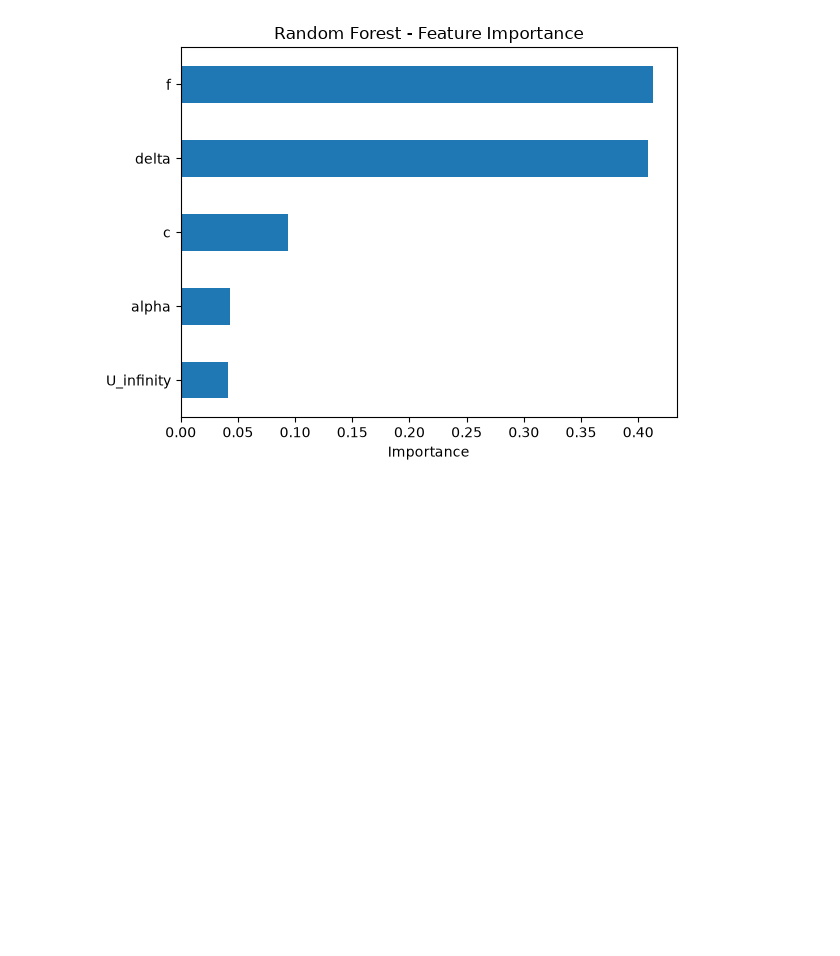
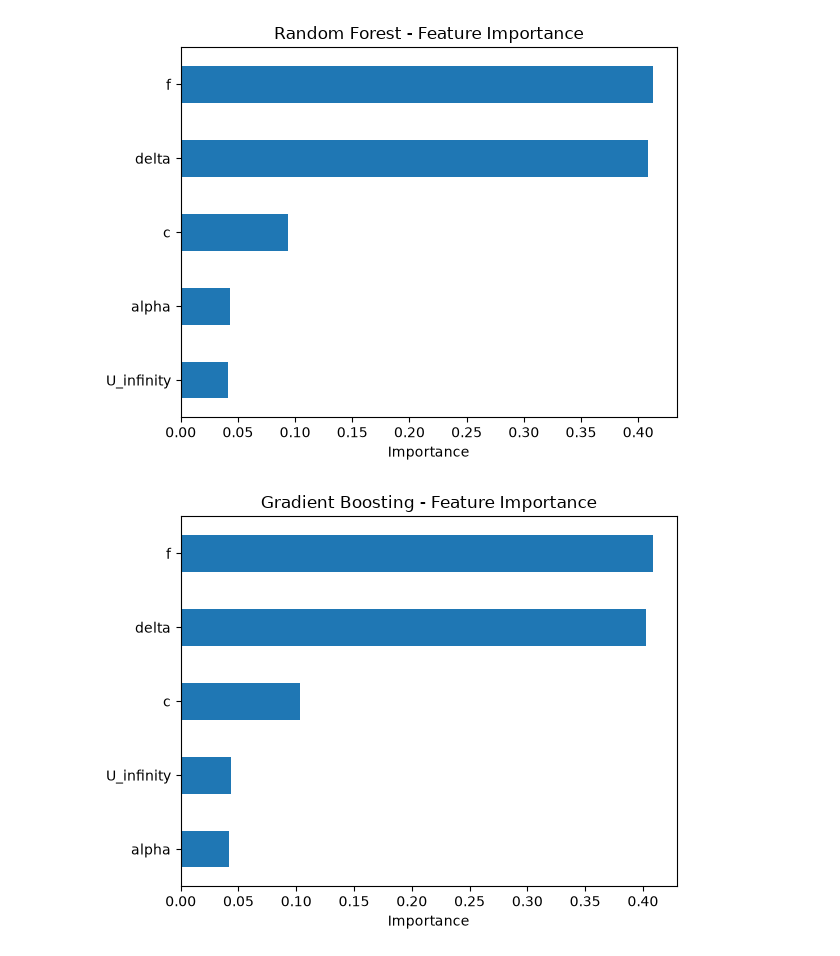
Before and after one commit to ASHWINSR4/airfoil-noise-prediction, a Jupyter notebook: NoteBook/airfoil_project.ipynb, the cells around one changed output. Cells and saved outputs as stored; diff of their text form; code cells hidden in the pictures; blank space fills up the shorter version.

```diff
--- a/NoteBook/airfoil_project.ipynb
+++ b/NoteBook/airfoil_project.ipynb
@@ -174,3 +210,11 @@ plt.xlabel("Importance")
 plt.show()
 # %% [output]
 [figure]
+# %%
+best_gb = gb_grid.best_estimator_
+imp_gb = pd.Series(best_gb.feature_importances_, index=X.columns).sort_values()
+imp_gb.plot.barh(title="Gradient Boosting - Feature Importance")
+plt.xlabel("Importance")
+plt.show()
+# %% [output]
+[figure, added]
```
Also changed, not shown: parts of 24 cells of this notebook.
